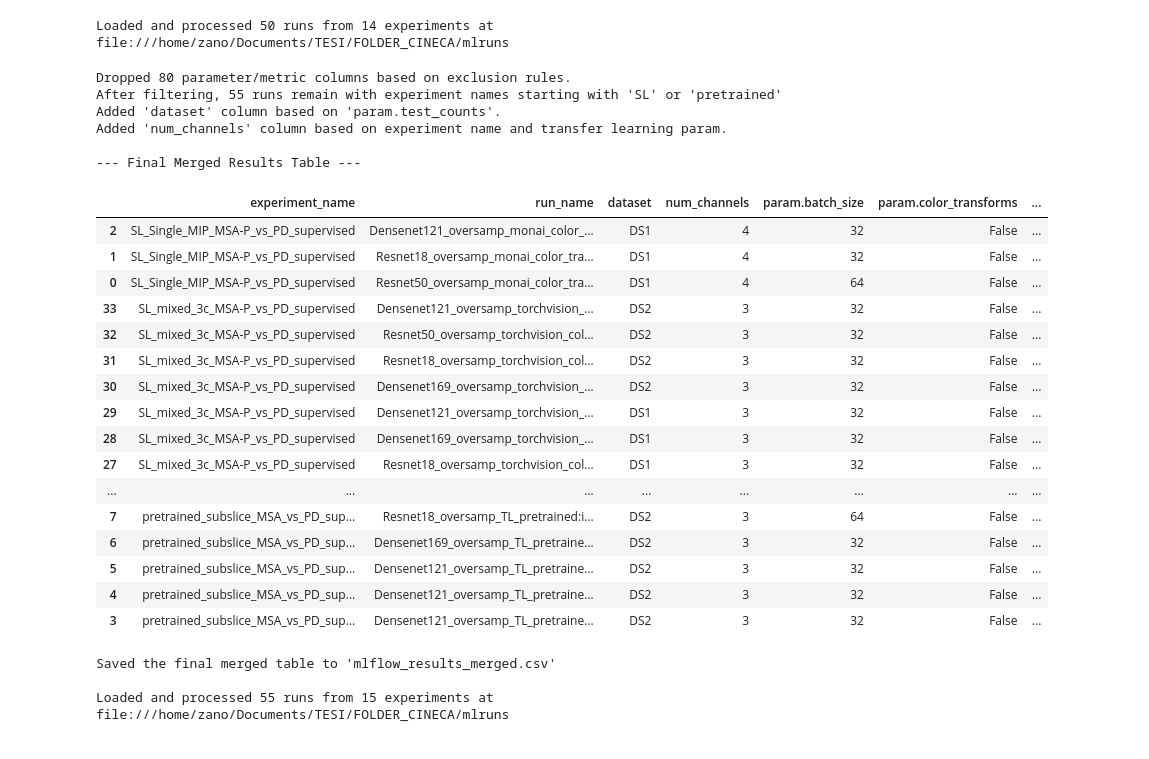
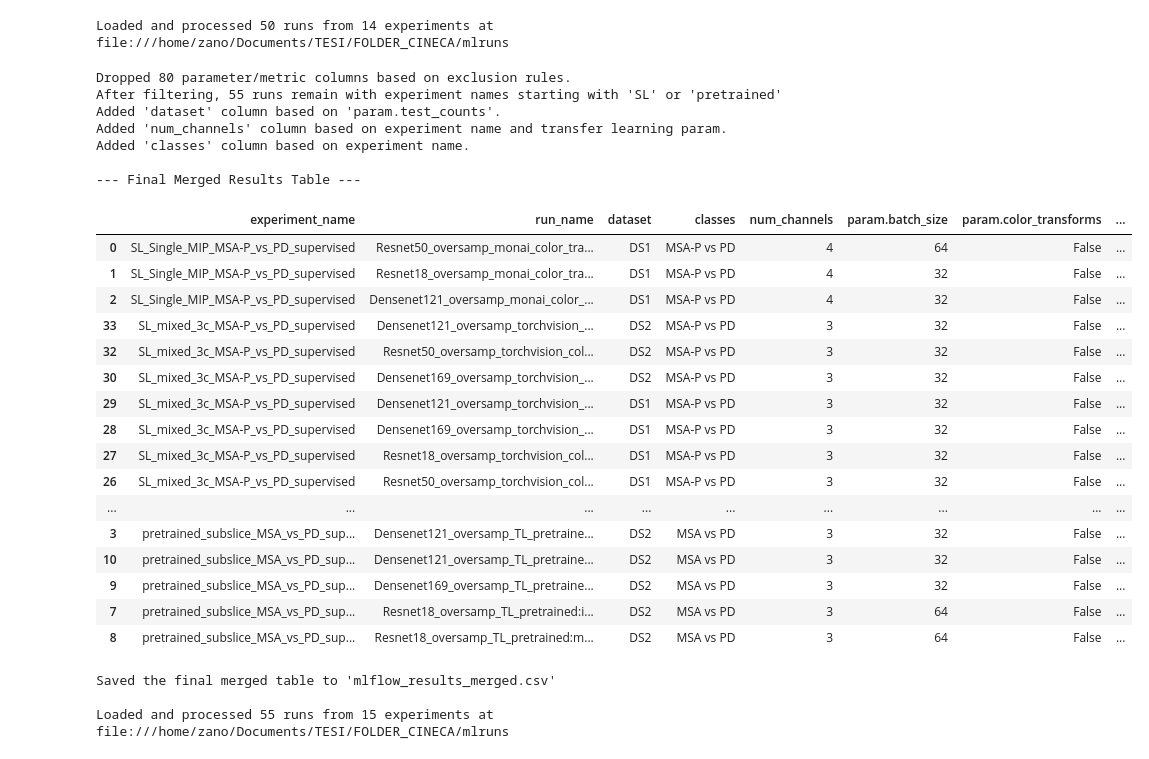
Before and after one commit to z4n0/MIND, a Jupyter notebook: notebooks/supervised_learning.ipynb, the cells around one changed output. Saved outputs shown, nothing was run; the diff lists cells and outputs as text; code cells hidden in the pictures.

```diff
--- a/notebooks/supervised_learning.ipynb
+++ b/notebooks/supervised_learning.ipynb
@@ -1521,7 +1521,7 @@ EXCLUDE_PARAM_REGEX = [r"^unused_.*"]
 
 EXCLUDE_METRIC_KEYS = {"train_loss_step", "val_loss_step"}
 EXCLUDE_METRIC_PREFIXES = ["raw_", "tmp_"]
-EXCLUDE_METRIC_REGEX = [r"val_fold"]
+EXCLUDE_METRIC_REGEX = [r"val_fold",r".*loss*"]
 
 # --- Data Loading ---
 rows = []
@@ -1539,12 +1539,12 @@ for exp in experiments:
             "experiment_name": exp.name,
             "run_id": info.run_id,
             "run_name": data.tags.get("mlflow.runName", ""),
-            "status": info.status,
-            "lifecycle_stage": exp.lifecycle_stage,
+            # "status": info.status,
+            # "lifecycle_stage": exp.lifecycle_stage,
             "artifact_uri": info.artifact_uri,
-            "start_time": datetime.fromtimestamp(info.start_time/1000).isoformat() if info.start_time else None,
-            "end_time": datetime.fromtimestamp(info.end_time/1000).isoformat() if info.end_time else None,
-            "duration_sec": (info.end_time - info.start_time)/1000 if (info.start_time and info.end_time) else None,
+            # "start_time": datetime.fromtimestamp(info.start_time/1000).isoformat() if info.start_time else None,
+            # "end_time": datetime.fromtimestamp(info.end_time/1000).isoformat() if info.end_time else None,
+            # "duration_sec": (info.end_time - info.start_time)/1000 if (info.start_time and info.end_time) else None,
         }
         row.update(params)
         row.update(metrics)
@@ -1552,7 +1552,7 @@ for exp in experiments:
         rows.append(row)
 
 # --- DataFrame Creation and Filtering ---
-df = pd.DataFrame(rows).sort_values(["experiment_name", "start_time"])
+df = pd.DataFrame(rows).sort_values(["experiment_name"])
 
 param_cols_to_drop = []
 for col in df.columns:
@@ -1585,6 +1585,11 @@ mask = (df['experiment_name'].str.startswith('SL', na=False) |
 # Apply the filter
 df = df[mask]
 
+#drop columns with loss in their name
+loss_cols = [col for col in df.columns if 'loss' in col.lower()]
+df.drop(columns=loss_cols, inplace=True, errors='ignore')
+print(f"Dropped {len(loss_cols)} columns containing 'loss': {loss_cols}")
+
 print(f"After filtering, {len(df)} runs remain with experiment names starting with 'SL' or 'pretrained'")
 
 # --- Add DATASET Column ---
@@ -1613,55 +1618,65 @@ is_3_channels = condition_3c | condition_tl
 df['num_channels'] = np.where(is_3_channels, 3, 4)
 print("Added 'num_channels' column based on experiment name and transfer learning param.")
 
+# --- NEW: Add classi Column ---
+# Create a condition to check if the experiment name contains the specific substring
+condition_msap = df['experiment_name'].str.contains("_MSA-P_vs_PD_", na=False)
+
+# Use np.where to assign the value based on the condition
+df['classes'] = np.where(condition_msap, 'MSA-P vs PD', 'MSA vs PD')
+print("Added 'classes' column based on experiment name.")
+
+
 # --- Create, Display, and Save Final Merged Table ---
 # The main 'df' DataFrame now contains all info. We will reorder it for better readability.
 
-# Define the desired column order
-id_cols = ['experiment_name', 'run_name', 'dataset', 'num_channels']
+# Define the desired column order, including the new 'classes' column
+id_cols = ['experiment_name', 'run_name', 'dataset', 'classes', 'num_channels']
 param_cols = sorted([c for c in df.columns if c.startswith("param.")])
 metric_cols = sorted([c for c in df.columns if c.startswith("metric.")])
 
 # Construct the final list of columns, ensuring they exist in the DataFrame
 final_cols_order = [col for col in id_cols if col in df.columns] + \
                    [col for col in param_cols if col in df.columns] + \
                    [col for col in metric_cols if col in df.columns]
 
 # Create the final, reordered dataframe
 results_df = df[final_cols_order]
 
 pd.set_option("display.max_columns", 200)
 print("\n--- Final Merged Results Table ---")
 display(results_df)
 
 # Save the single, merged DataFrame to a CSV file
 results_df.to_csv("mlflow_results_merged.csv", index=False)
 print("\nSaved the final merged table to 'mlflow_results_merged.csv'")
 
 print(f"\nLoaded and processed {len(df)} runs from {len(experiments)} experiments at {tracking_uri}")
 # %% [output]
 Dropped 80 parameter/metric columns based on exclusion rules.
 After filtering, 55 runs remain with experiment names starting with 'SL' or 'pretrained'
 Added 'dataset' column based on 'param.test_counts'.
 Added 'num_channels' column based on experiment name and transfer learning param.
+Added 'classes' column based on experiment name.
 
 --- Final Merged Results Table ---
-|  | experiment_name | run_name | dataset | num_channels | param.batch_size | param.color_transforms | ... |
-| 2 | SL_Single_MIP_MSA-P_vs_PD_supervised | Densenet121_oversamp_monai_color_... | DS1 | 4 | 32 | False | ... |
-| 1 | SL_Single_MIP_MSA-P_vs_PD_supervised | Resnet18_oversamp_monai_color_tra... | DS1 | 4 | 32 | False | ... |
-| 0 | SL_Single_MIP_MSA-P_vs_PD_supervised | Resnet50_oversamp_monai_color_tra... | DS1 | 4 | 64 | False | ... |
-| 33 | SL_mixed_3c_MSA-P_vs_PD_supervised | Densenet121_oversamp_torchvision_... | DS2 | 3 | 32 | False | ... |
-| 32 | SL_mixed_3c_MSA-P_vs_PD_supervised | Resnet50_oversamp_torchvision_col... | DS2 | 3 | 32 | False | ... |
-| 31 | SL_mixed_3c_MSA-P_vs_PD_supervised | Resnet18_oversamp_torchvision_col... | DS2 | 3 | 32 | False | ... |
-| 30 | SL_mixed_3c_MSA-P_vs_PD_supervised | Densenet169_oversamp_torchvision_... | DS2 | 3 | 32 | False | ... |
-| 29 | SL_mixed_3c_MSA-P_vs_PD_supervised | Densenet121_oversamp_torchvision_... | DS1 | 3 | 32 | False | ... |
-| 28 | SL_mixed_3c_MSA-P_vs_PD_supervised | Densenet169_oversamp_torchvision_... | DS1 | 3 | 32 | False | ... |
-| 27 | SL_mixed_3c_MSA-P_vs_PD_supervised | Resnet18_oversamp_torchvision_col... | DS1 | 3 | 32 | False | ... |
-| ... | ... | ... | ... | ... | ... | ... | ... |
-| 7 | pretrained_subslice_MSA_vs_PD_sup... | Resnet18_oversamp_TL_pretrained:i... | DS2 | 3 | 64 | False | ... |
-| 6 | pretrained_subslice_MSA_vs_PD_sup... | Densenet169_oversamp_TL_pretraine... | DS2 | 3 | 32 | False | ... |
-| 5 | pretrained_subslice_MSA_vs_PD_sup... | Densenet121_oversamp_TL_pretraine... | DS2 | 3 | 32 | False | ... |
-| 4 | pretrained_subslice_MSA_vs_PD_sup... | Densenet121_oversamp_TL_pretraine... | DS2 | 3 | 32 | False | ... |
-| 3 | pretrained_subslice_MSA_vs_PD_sup... | Densenet121_oversamp_TL_pretraine... | DS2 | 3 | 32 | False | ... |
+|  | experiment_name | run_name | dataset | classes | num_channels | param.batch_size | param.color_transforms | ... |
+| 0 | SL_Single_MIP_MSA-P_vs_PD_supervised | Resnet50_oversamp_monai_color_tra... | DS1 | MSA-P vs PD | 4 | 64 | False | ... |
+| 1 | SL_Single_MIP_MSA-P_vs_PD_supervised | Resnet18_oversamp_monai_color_tra... | DS1 | MSA-P vs PD | 4 | 32 | False | ... |
+| 2 | SL_Single_MIP_MSA-P_vs_PD_supervised | Densenet121_oversamp_monai_color_... | DS1 | MSA-P vs PD | 4 | 32 | False | ... |
+| 33 | SL_mixed_3c_MSA-P_vs_PD_supervised | Densenet121_oversamp_torchvision_... | DS2 | MSA-P vs PD | 3 | 32 | False | ... |
+| 32 | SL_mixed_3c_MSA-P_vs_PD_supervised | Resnet50_oversamp_torchvision_col... | DS2 | MSA-P vs PD | 3 | 32 | False | ... |
+| 30 | SL_mixed_3c_MSA-P_vs_PD_supervised | Densenet169_oversamp_torchvision_... | DS2 | MSA-P vs PD | 3 | 32 | False | ... |
+| 29 | SL_mixed_3c_MSA-P_vs_PD_supervised | Densenet121_oversamp_torchvision_... | DS1 | MSA-P vs PD | 3 | 32 | False | ... |
+| 28 | SL_mixed_3c_MSA-P_vs_PD_supervised | Densenet169_oversamp_torchvision_... | DS1 | MSA-P vs PD | 3 | 32 | False | ... |
+| 27 | SL_mixed_3c_MSA-P_vs_PD_supervised | Resnet18_oversamp_torchvision_col... | DS1 | MSA-P vs PD | 3 | 32 | False | ... |
+| 26 | SL_mixed_3c_MSA-P_vs_PD_supervised | Resnet50_oversamp_torchvision_col... | DS1 | MSA-P vs PD | 3 | 32 | False | ... |
+| ... | ... | ... | ... | ... | ... | ... | ... | ... |
+| 3 | pretrained_subslice_MSA_vs_PD_sup... | Densenet121_oversamp_TL_pretraine... | DS2 | MSA vs PD | 3 | 32 | False | ... |
+| 10 | pretrained_subslice_MSA_vs_PD_sup... | Densenet121_oversamp_TL_pretraine... | DS2 | MSA vs PD | 3 | 32 | False | ... |
+| 9 | pretrained_subslice_MSA_vs_PD_sup... | Densenet169_oversamp_TL_pretraine... | DS2 | MSA vs PD | 3 | 32 | False | ... |
+| 7 | pretrained_subslice_MSA_vs_PD_sup... | Resnet18_oversamp_TL_pretrained:i... | DS2 | MSA vs PD | 3 | 64 | False | ... |
+| 8 | pretrained_subslice_MSA_vs_PD_sup... | Resnet18_oversamp_TL_pretrained:m... | DS2 | MSA vs PD | 3 | 64 | False | ... |
 Saved the final merged table to 'mlflow_results_merged.csv'
 
 Loaded and processed 55 runs from 15 experiments at file:///home/zano/Documents/TESI/FOLDER_CINECA/mlruns
```
Also changed, not shown: 33 other files.
